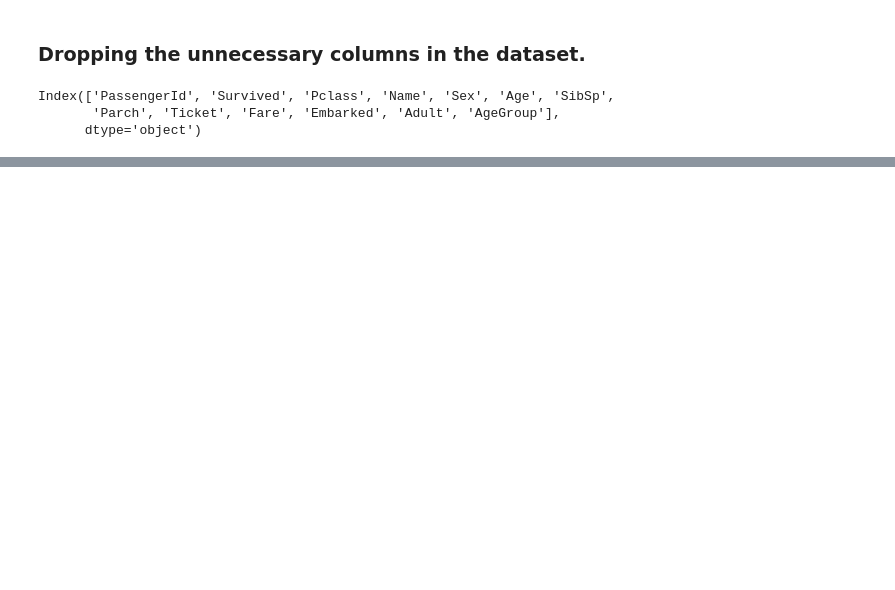
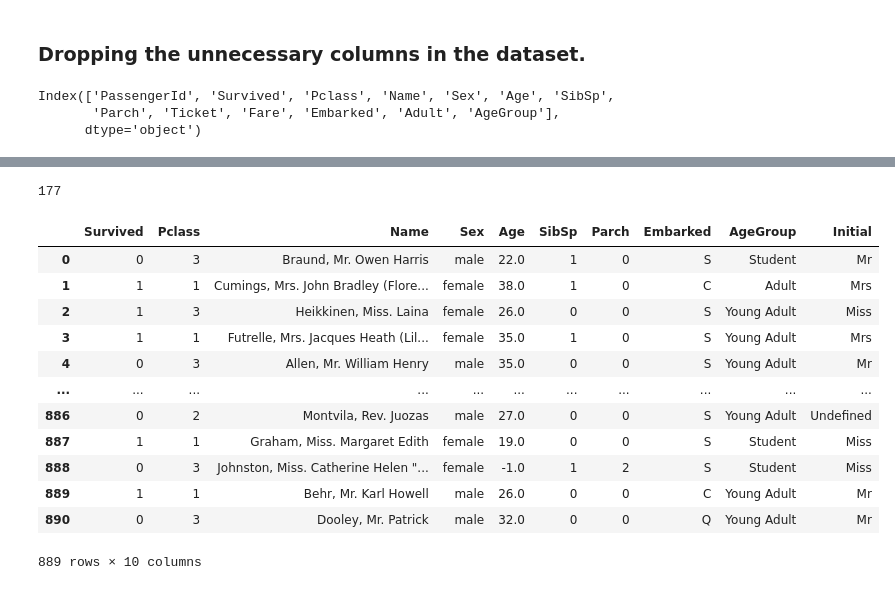
Before and after one commit to Vikram-kaki/Data-Science, a Jupyter notebook: Machine Learning/Projects/Titanic/NoteBook.ipynb, the cells around one changed output, grey strips where cells are left out. Saved outputs shown, nothing was run; the diff lists cells and outputs as text; code cells hidden in the pictures; blank space fills up the shorter version.

```diff
--- a/Machine Learning/Projects/Titanic/NoteBook.ipynb
+++ b/Machine Learning/Projects/Titanic/NoteBook.ipynb
@@ -364,0 +416,2 @@ dtype: int64
+# %%
+file1['AgeGroup'] = np.where(file1['AgeGroup'] == 'UnDefined', np.nan, file1['AgeGroup'])
@@ -364,0 +430,24 @@ dtype: int64
+# %%
+mode_age_group_by_initial = file1.groupby('Initial')['AgeGroup'].apply(lambda x: x.mode().iat[0] if not x.mode().empty else None)
+# %%
+file1['AgeGroup'].isna().sum()
+# %% [output]
+177
+# %%
+file1['AgeGroup'] = file1.apply(lambda row: mode_age_group_by_initial[row['Initial']] if pd.isna(row['AgeGroup']) else row['AgeGroup'], axis=1)
+# %%
+file1
+# %% [output]
+|  | Survived | Pclass | Name | Sex | Age | SibSp | Parch | Embarked | AgeGroup | Initial |
+| 0 | 0 | 3 | Braund, Mr. Owen Harris | male | 22.0 | 1 | 0 | S | Student | Mr |
+| 1 | 1 | 1 | Cumings, Mrs. John Bradley (Flore... | female | 38.0 | 1 | 0 | C | Adult | Mrs |
+| 2 | 1 | 3 | Heikkinen, Miss. Laina | female | 26.0 | 0 | 0 | S | Young Adult | Miss |
+| 3 | 1 | 1 | Futrelle, Mrs. Jacques Heath (Lil... | female | 35.0 | 1 | 0 | S | Young Adult | Mrs |
+| 4 | 0 | 3 | Allen, Mr. William Henry | male | 35.0 | 0 | 0 | S | Young Adult | Mr |
+| ... | ... | ... | ... | ... | ... | ... | ... | ... | ... | ... |
+| 886 | 0 | 2 | Montvila, Rev. Juozas | male | 27.0 | 0 | 0 | S | Young Adult | Undefined |
+| 887 | 1 | 1 | Graham, Miss. Margaret Edith | female | 19.0 | 0 | 0 | S | Student | Miss |
+| 888 | 0 | 3 | Johnston, Miss. Catherine Helen "... | female | -1.0 | 1 | 2 | S | Student | Miss |
+| 889 | 1 | 1 | Behr, Mr. Karl Howell | male | 26.0 | 0 | 0 | C | Young Adult | Mr |
+| 890 | 0 | 3 | Dooley, Mr. Patrick | male | 32.0 | 0 | 0 | Q | Young Adult | Mr |
+889 rows × 10 columns
```
Also changed, not shown: parts of 21 cells of this notebook.
